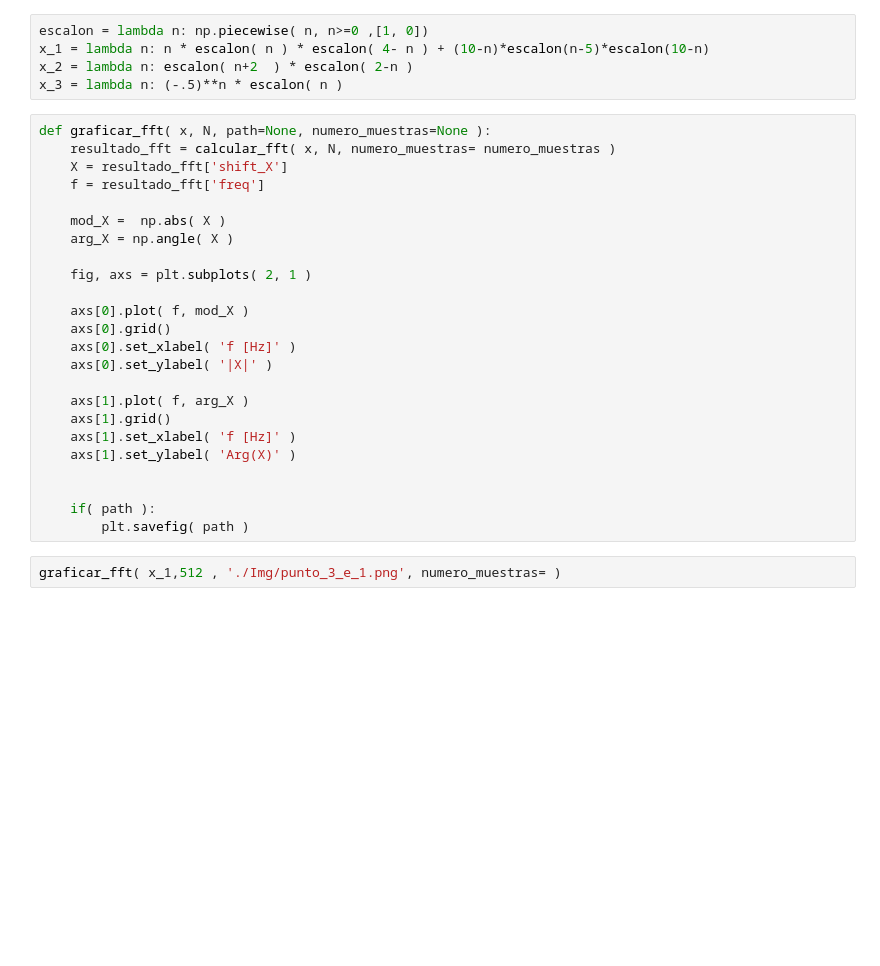
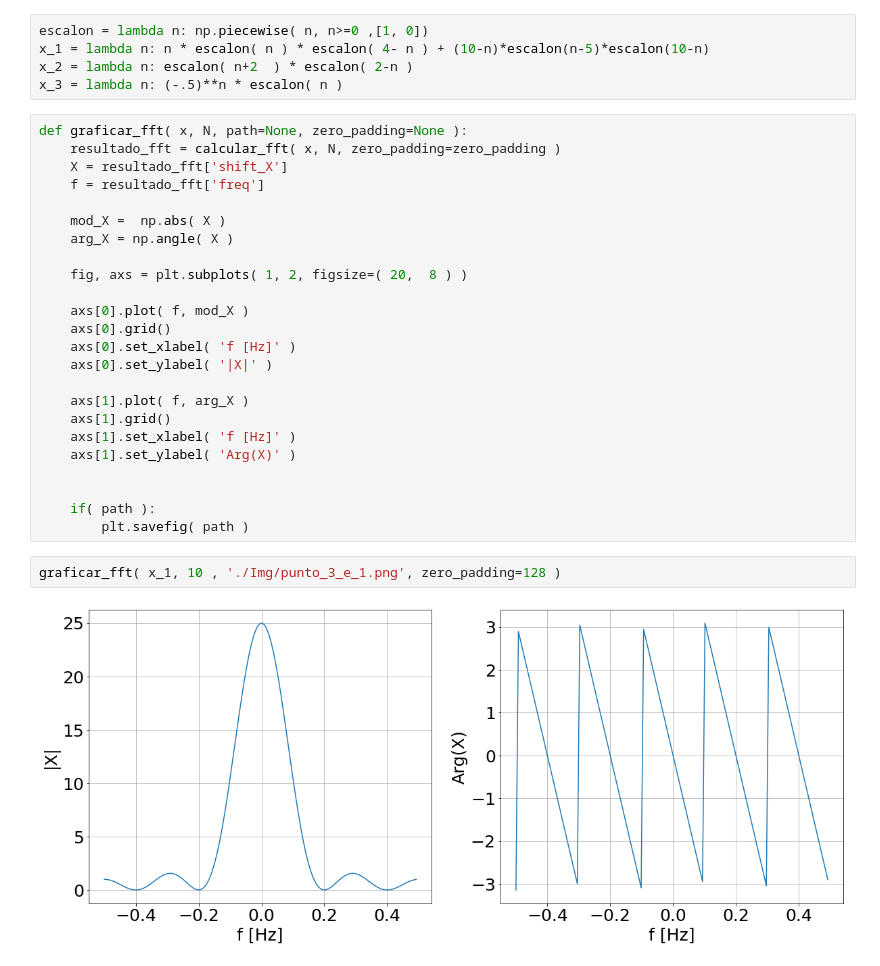
Before and after one commit to Equipo-2-DSP/informe_parte_2, a Jupyter notebook: 03-Discreta-Aperiodica.ipynb, the cells around one changed output. Drawn from its saved outputs; the diff is of its cells as text; blank space fills up the shorter version.

```diff
--- a/03-Discreta-Aperiodica.ipynb
+++ b/03-Discreta-Aperiodica.ipynb
@@ -134,15 +132,15 @@ x_1 = lambda n: n * escalon( n ) * escalon( 4- n ) + (10-n)*escalon(n-5)*escalon
 x_2 = lambda n: escalon( n+2  ) * escalon( 2-n )
 x_3 = lambda n: (-.5)**n * escalon( n )
 # %%
-def graficar_fft( x, N, path=None, numero_muestras=None ):
-    resultado_fft = calcular_fft( x, N, numero_muestras= numero_muestras )
+def graficar_fft( x, N, path=None, zero_padding=None ):
+    resultado_fft = calcular_fft( x, N, zero_padding=zero_padding )
     X = resultado_fft['shift_X']
     f = resultado_fft['freq']
 
     mod_X =  np.abs( X )
     arg_X = np.angle( X )
 
-    fig, axs = plt.subplots( 2, 1 )
+    fig, axs = plt.subplots( 1, 2, figsize=( 20,  8 ) )
 
     axs[0].plot( f, mod_X )
     axs[0].grid()
@@ -158,5 +156,7 @@ def graficar_fft( x, N, path=None, numero_muestras=None ):
     if( path ):
         plt.savefig( path )
 # %%
-graficar_fft( x_1,512 , './Img/punto_3_e_1.png', numero_muestras= )
+graficar_fft( x_1, 10 , './Img/punto_3_e_1.png', zero_padding=128 )
+# %% [output]
+[figure, added]
 # %%
```
Also changed, not shown: parts of 17 cells of this notebook, 6 other files.
